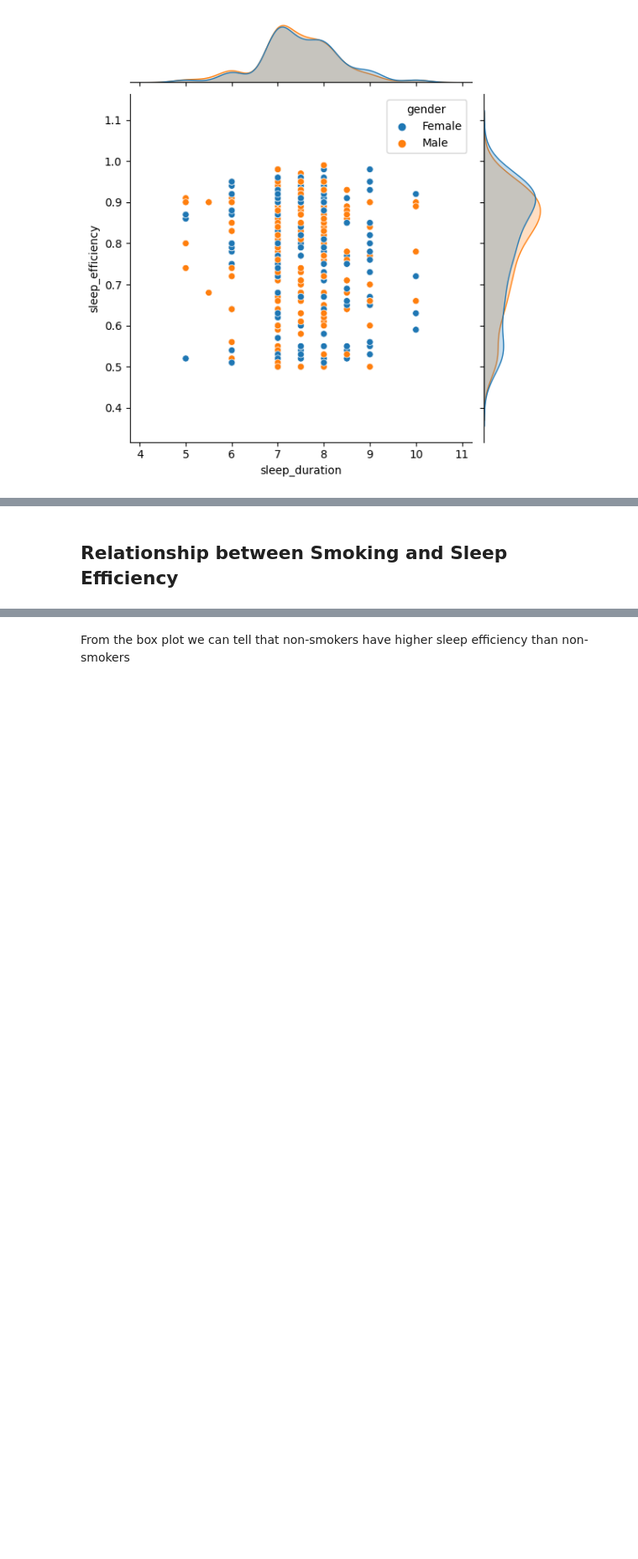
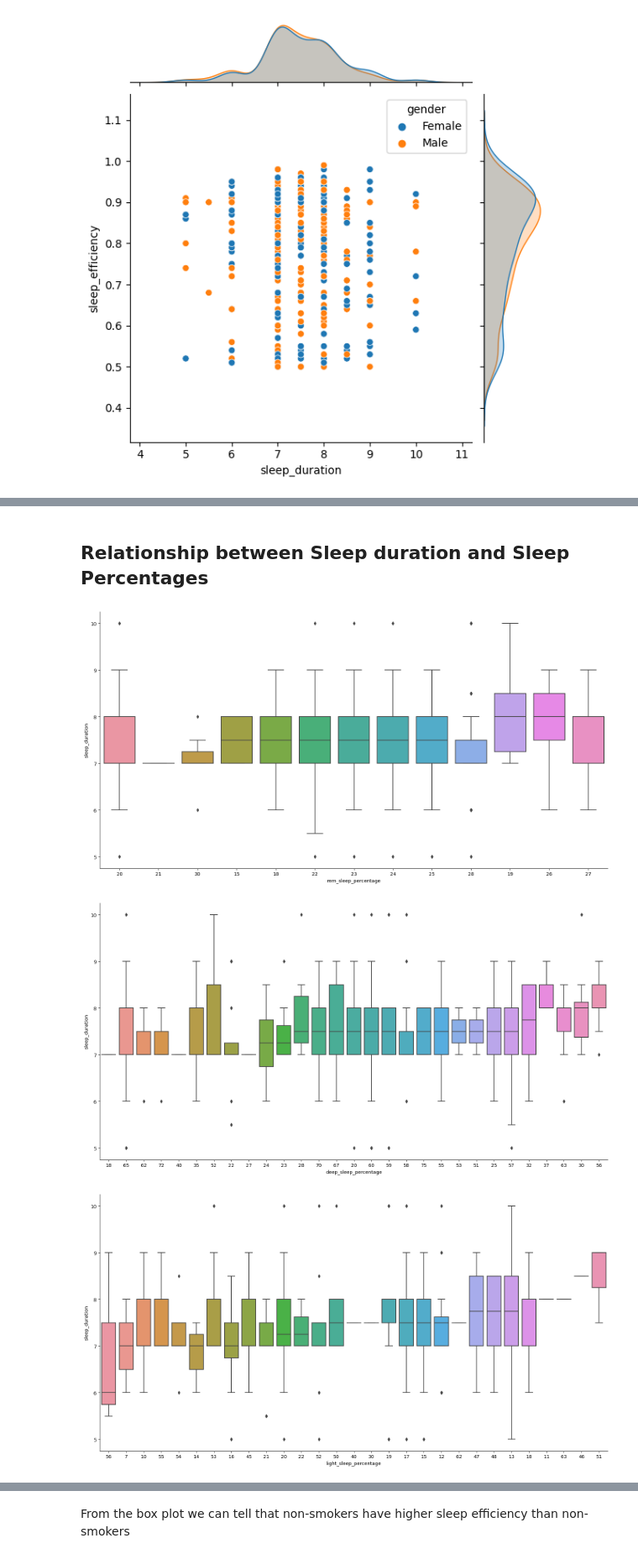
Before and after one commit to JeremyCEY/DSAI-Project, a Jupyter notebook: project.ipynb, the cells around one changed output, grey strips where cells are left out. Shown at 84% size. Drawn from its saved outputs; the diff is of its cells as text; code cells hidden in the pictures; blank space fills up the shorter version.

```diff
--- a/project.ipynb
+++ b/project.ipynb
@@ -135,2 +165,14 @@ sleep_duration Correlation: -0.027466558164158505
 # %% [markdown]
-## Relationship between Smoking and Sleep Efficiency
+## Relationship between Sleep duration and Sleep Percentages
+# %%
+sleep_duration = dataset.filter(['sleep_duration', 'rem_sleep_percentage', 'deep_sleep_percentage', 'light_sleep_percentage'])
+
+for var in sleep_duration:
+    if var != 'sleep_duration':
+        tmp=sleep_duration.filter(['sleep_duration',var])
+        sb.catplot(data=tmp, x=var, y='sleep_duration', kind='box',height=8.27,aspect=15.7/8.27,
+                   order=tmp.groupby(var)['sleep_duration'].median().sort_values().index)
+# %% [output]
+[figure, added]
+[figure, added]
+[figure, added]
```
Also changed, not shown: parts of 34 cells of this notebook.
